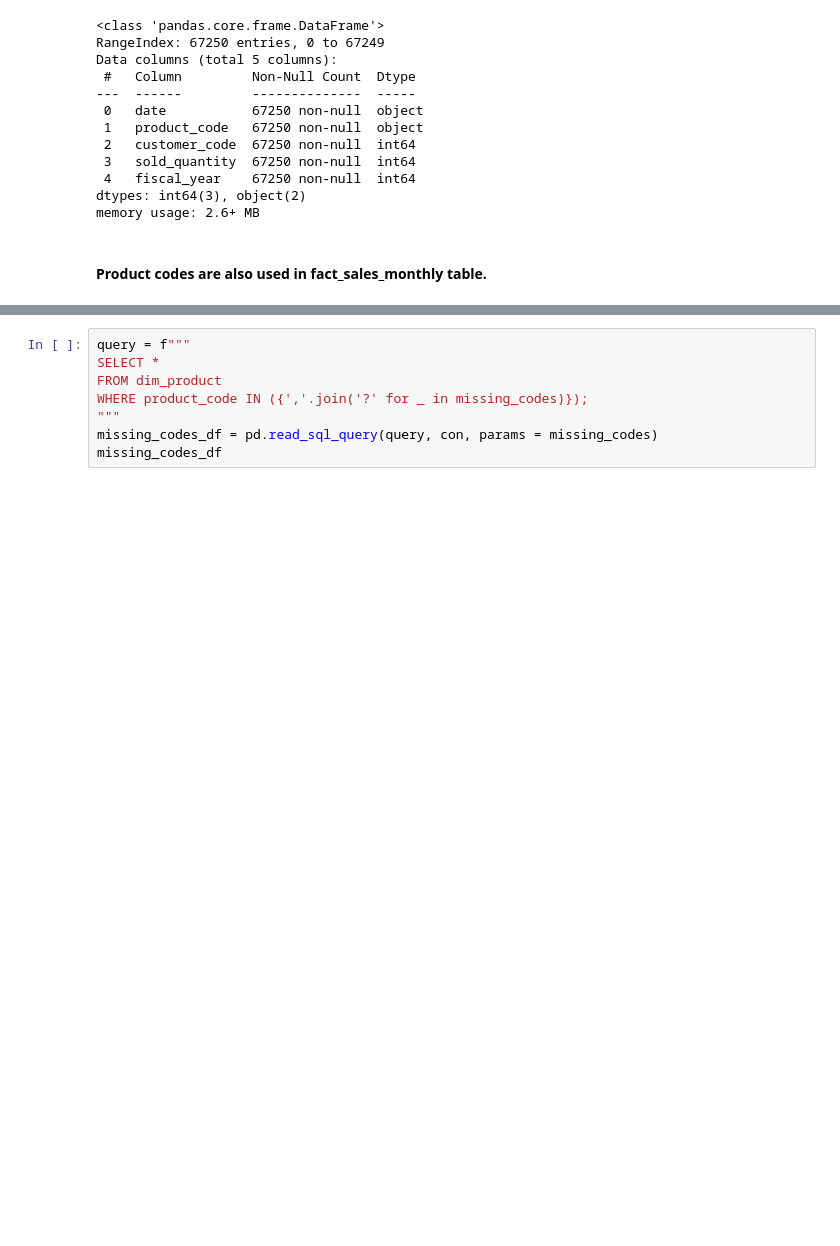
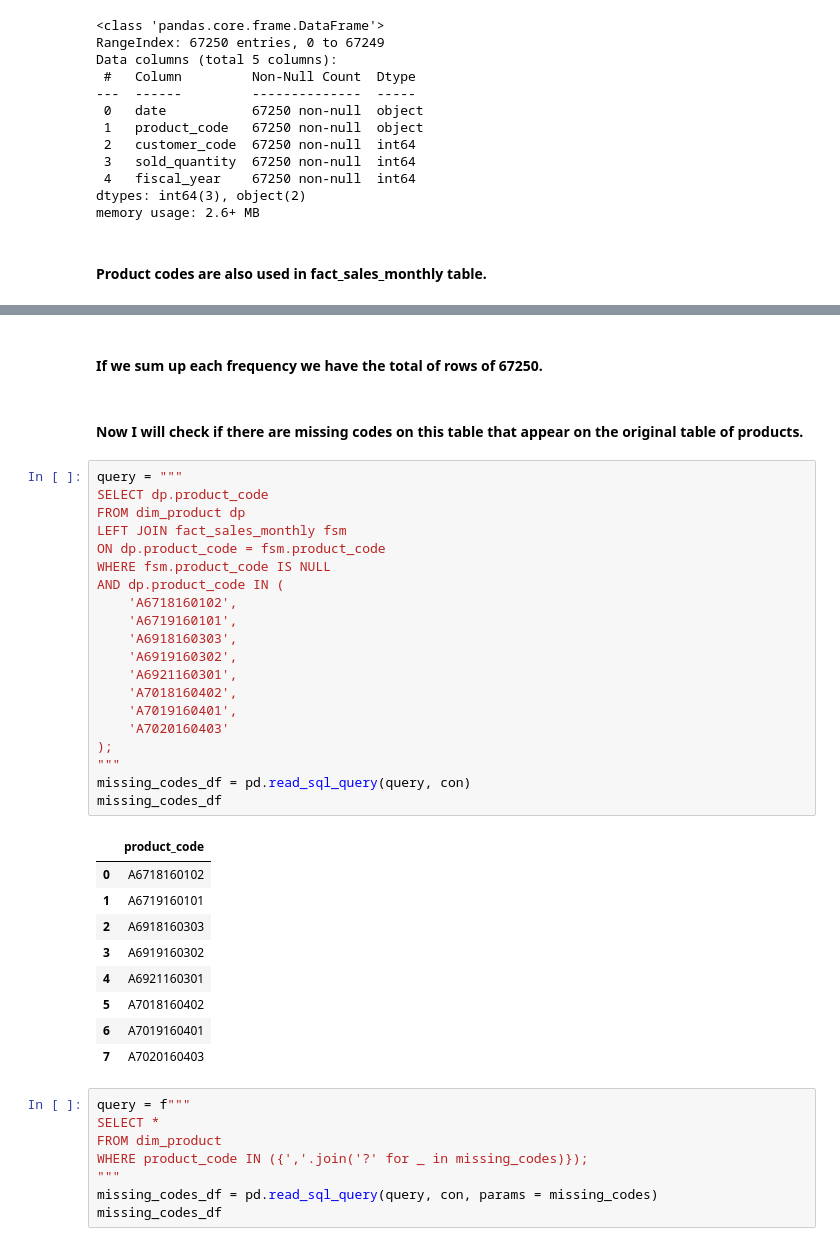
Before and after one commit to CesarChaparro1974/Financial_Analysis_Project, a Jupyter notebook: final_project.ipynb, the cells around one changed output, grey strips where cells are left out. Saved outputs shown, nothing was run; the diff lists cells and outputs as text; blank space fills up the shorter version.

```diff
--- a/final_project.ipynb
+++ b/final_project.ipynb
@@ -533,3 +550,37 @@ missing_codes = [
+# %% [markdown]
+#### If we sum up each frequency we have the total of rows of 67250.
+# %% [markdown]
+#### Now I will check if there are missing codes on this table that appear on the original table of products.
+# %%
+query = """
+SELECT dp.product_code
+FROM dim_product dp
+LEFT JOIN fact_sales_monthly fsm
+ON dp.product_code = fsm.product_code
+WHERE fsm.product_code IS NULL
+AND dp.product_code IN (
+    'A6718160102',
+    'A6719160101',
+    'A6918160303',
+    'A6919160302',
+    'A6921160301',
+    'A7018160402',
+    'A7019160401',
+    'A7020160403'
+);
+"""
+missing_codes_df = pd.read_sql_query(query, con)
+missing_codes_df
+# %% [output]
+|  | product_code |
+| 0 | A6718160102 |
+| 1 | A6719160101 |
+| 2 | A6918160303 |
+| 3 | A6919160302 |
+| 4 | A6921160301 |
+| 5 | A7018160402 |
+| 6 | A7019160401 |
+| 7 | A7020160403 |
 # %%
 query = f"""
 SELECT *
```
Also changed, not shown: parts of 19 cells of this notebook.
